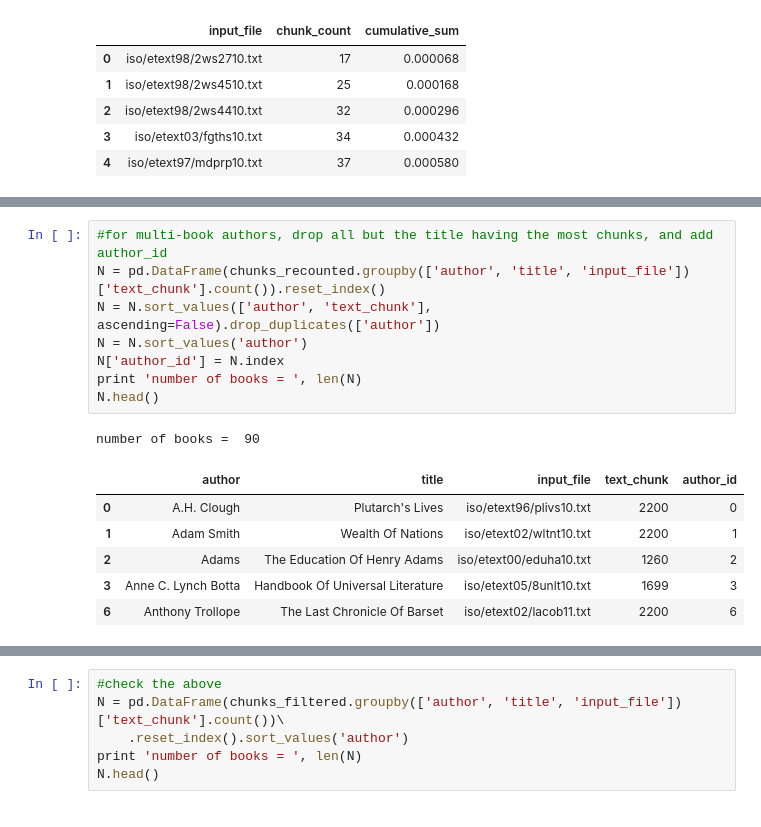
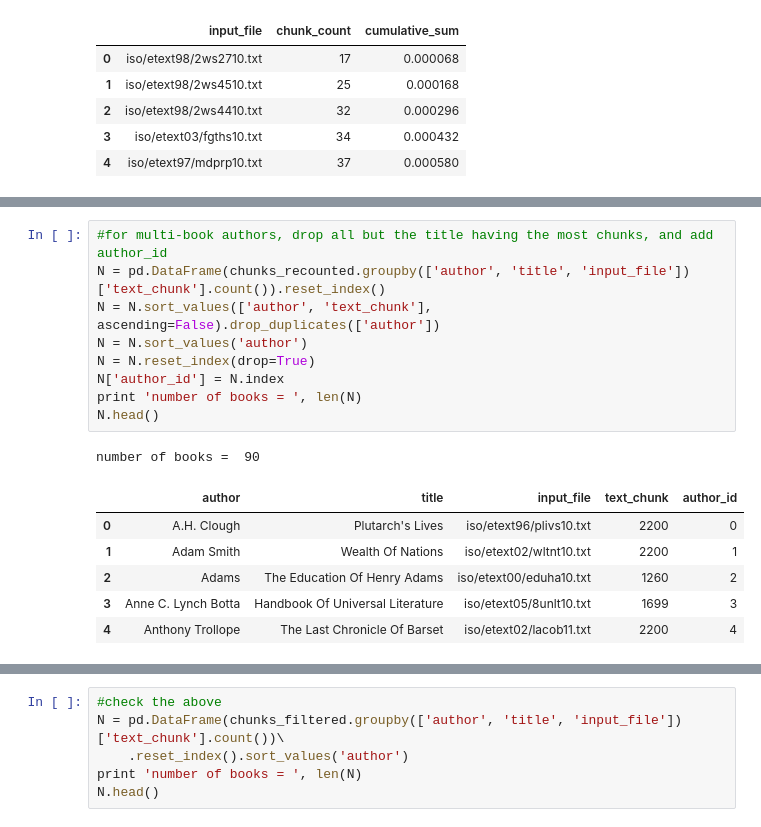
Before and after one commit to joehahn/tf-text-classification-demo, a Jupyter notebook: dl.ipynb, the cells around one changed output, grey strips where cells are left out. Drawn from its saved outputs; the diff is of its cells as text.

```diff
--- a/dl.ipynb
+++ b/dl.ipynb
@@ -152,19 +153,20 @@ number of records =  165450
 # %%
 #for multi-book authors, drop all but the title having the most chunks, and add author_id
 N = pd.DataFrame(chunks_recounted.groupby(['author', 'title', 'input_file'])['text_chunk'].count()).reset_index()
 N = N.sort_values(['author', 'text_chunk'], ascending=False).drop_duplicates(['author'])
 N = N.sort_values('author')
+N = N.reset_index(drop=True)
 N['author_id'] = N.index
 print 'number of books = ', len(N)
 N.head()
 # %% [output]
 number of books =  90
 |  | author | title | input_file | text_chunk | author_id |
 | 0 | A.H. Clough | Plutarch's Lives | iso/etext96/plivs10.txt | 2200 | 0 |
 | 1 | Adam Smith | Wealth Of Nations | iso/etext02/wltnt10.txt | 2200 | 1 |
 | 2 | Adams | The Education Of Henry Adams | iso/etext00/eduha10.txt | 1260 | 2 |
 | 3 | Anne C. Lynch Botta | Handbook Of Universal Literature | iso/etext05/8unlt10.txt | 1699 | 3 |
-| 6 | Anthony Trollope | The Last Chronicle Of Barset | iso/etext02/lacob11.txt | 2200 | 6 |
+| 4 | Anthony Trollope | The Last Chronicle Of Barset | iso/etext02/lacob11.txt | 2200 | 4 |
 # %%
 #join chunks_recounted to N to preserve the desired books, and randomize records
 cols = ['author', 'author_id', 'title', 'input_file', 'text_chunk']
```
Also changed, not shown: parts of 30 cells of this notebook, 2 other files.
